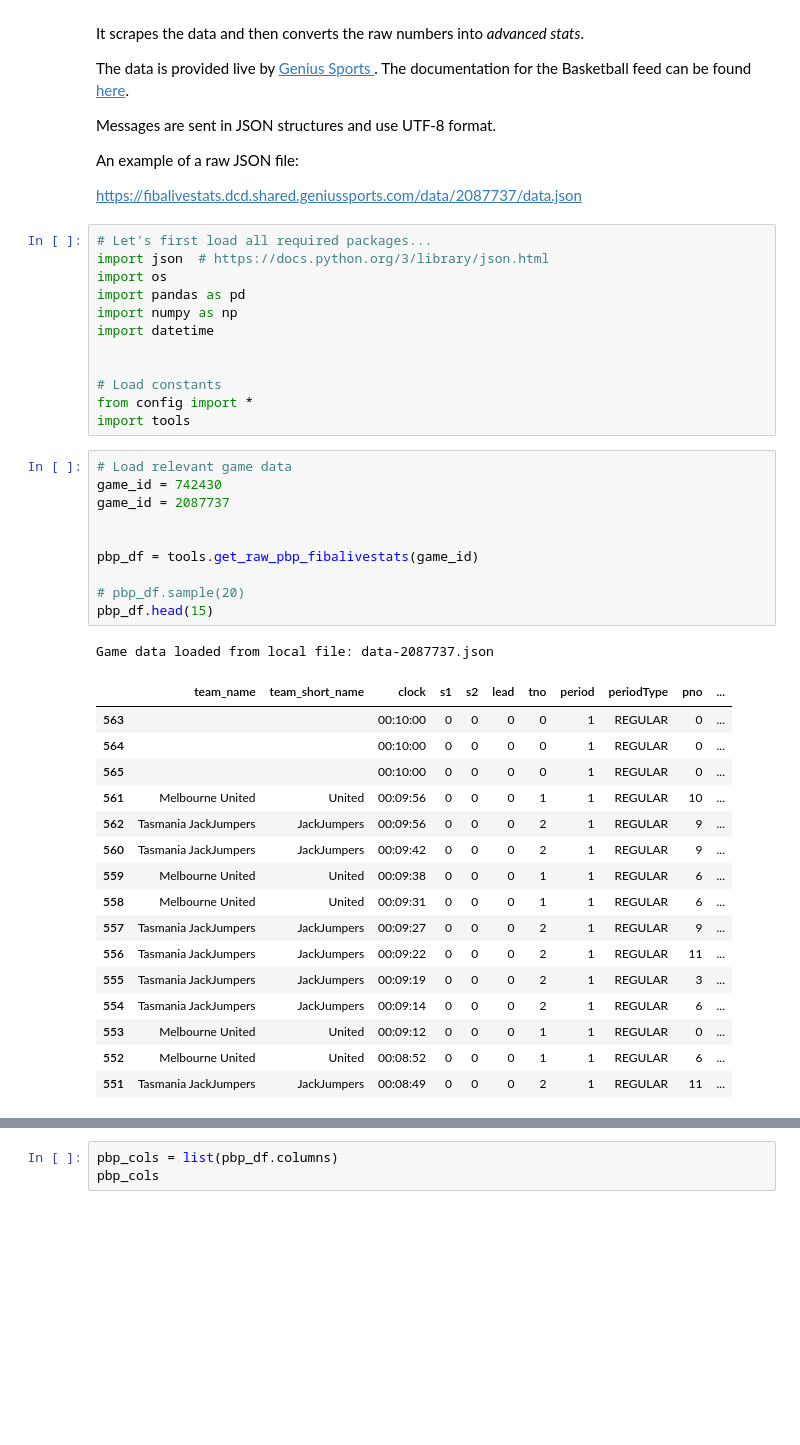
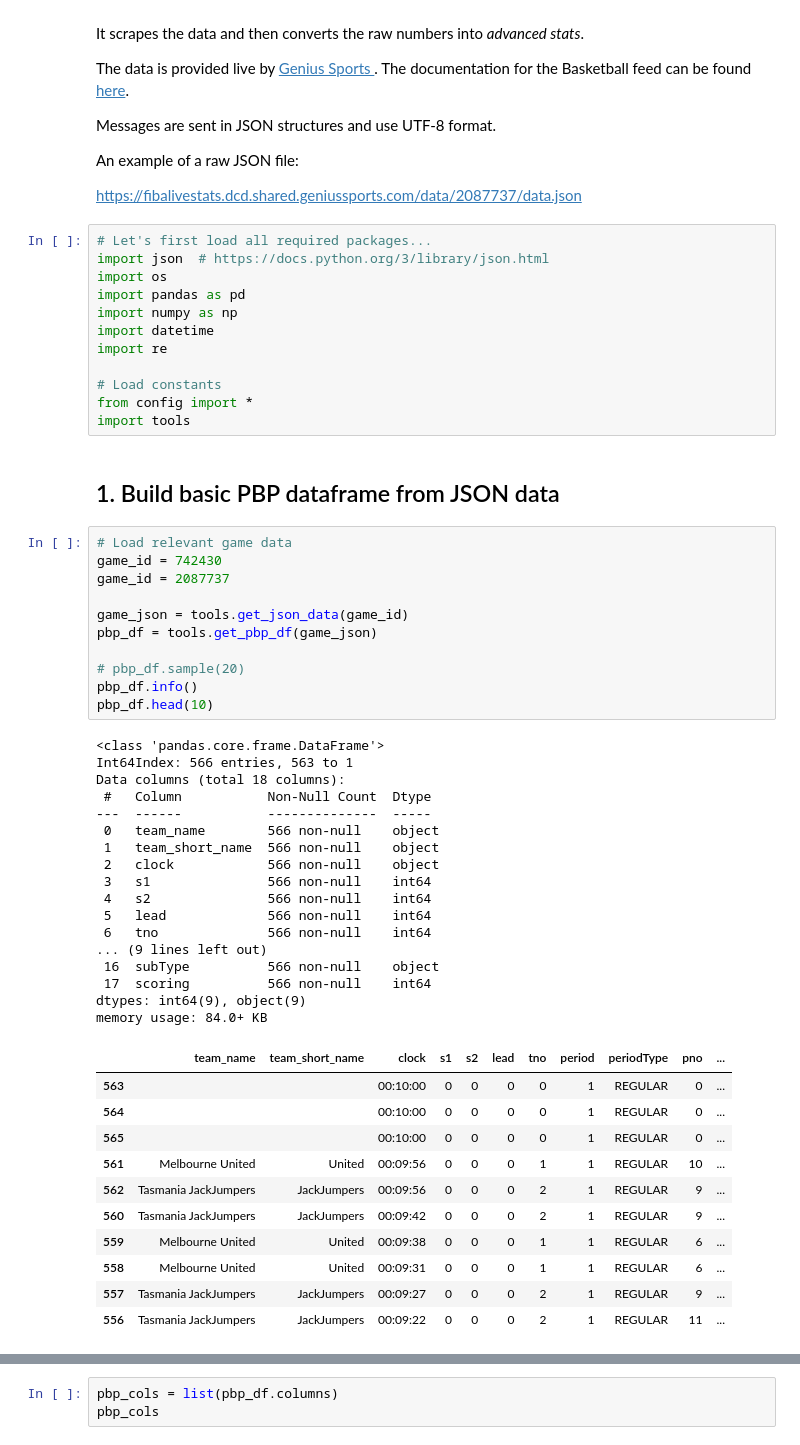
Before and after one commit to ssardina/pynbl, a Jupyter notebook: bball_stas.ipynb, the cells around one changed output, grey strips where cells are left out. Cells and saved outputs as stored; diff of their text form; blank space fills up the shorter version.

```diff
--- a/bball_stas.ipynb
+++ b/bball_stas.ipynb
@@ -19,36 +19,50 @@ import os
 import pandas as pd
 import numpy as np
 import datetime
-
+import re
 
 # Load constants
 from config import *
 import tools
+# %% [markdown]
+## 1. Build basic PBP dataframe from JSON data
 # %%
 # Load relevant game data
 game_id = 742430
 game_id = 2087737
 
-
-pbp_df = tools.get_raw_pbp_fibalivestats(game_id)
+game_json = tools.get_json_data(game_id)
+pbp_df = tools.get_pbp_df(game_json)
 
 # pbp_df.sample(20)
-pbp_df.head(15)
+pbp_df.info()
+pbp_df.head(10)
 # %% [output]
-Game data loaded from local file: data-2087737.json
+<class 'pandas.core.frame.DataFrame'>
+Int64Index: 566 entries, 563 to 1
+Data columns (total 18 columns):
+ #   Column           Non-Null Count  Dtype
+---  ------           --------------  -----
+ 0   team_name        566 non-null    object
+ 1   team_short_name  566 non-null    object
+ 2   clock            566 non-null    object
+ 3   s1               566 non-null    int64
+ 4   s2               566 non-null    int64
+ 5   lead             566 non-null    int64
+ 6   tno              566 non-null    int64
+... (9 lines left out)
+ 16  subType          566 non-null    object
+ 17  scoring          566 non-null    int64
+dtypes: int64(9), object(9)
+memory usage: 84.0+ KB
 |  | team_name | team_short_name | clock | s1 | s2 | lead | tno | period | periodType | pno | ... |
 | 563 |  |  | 00:10:00 | 0 | 0 | 0 | 0 | 1 | REGULAR | 0 | ... |
 | 564 |  |  | 00:10:00 | 0 | 0 | 0 | 0 | 1 | REGULAR | 0 | ... |
 | 565 |  |  | 00:10:00 | 0 | 0 | 0 | 0 | 1 | REGULAR | 0 | ... |
 | 561 | Melbourne United | United | 00:09:56 | 0 | 0 | 0 | 1 | 1 | REGULAR | 10 | ... |
 | 562 | Tasmania JackJumpers | JackJumpers | 00:09:56 | 0 | 0 | 0 | 2 | 1 | REGULAR | 9 | ... |
 | 560 | Tasmania JackJumpers | JackJumpers | 00:09:42 | 0 | 0 | 0 | 2 | 1 | REGULAR | 9 | ... |
 | 559 | Melbourne United | United | 00:09:38 | 0 | 0 | 0 | 1 | 1 | REGULAR | 6 | ... |
 | 558 | Melbourne United | United | 00:09:31 | 0 | 0 | 0 | 1 | 1 | REGULAR | 6 | ... |
 | 557 | Tasmania JackJumpers | JackJumpers | 00:09:27 | 0 | 0 | 0 | 2 | 1 | REGULAR | 9 | ... |
 | 556 | Tasmania JackJumpers | JackJumpers | 00:09:22 | 0 | 0 | 0 | 2 | 1 | REGULAR | 11 | ... |
-| 555 | Tasmania JackJumpers | JackJumpers | 00:09:19 | 0 | 0 | 0 | 2 | 1 | REGULAR | 3 | ... |
-| 554 | Tasmania JackJumpers | JackJumpers | 00:09:14 | 0 | 0 | 0 | 2 | 1 | REGULAR | 6 | ... |
-| 553 | Melbourne United | United | 00:09:12 | 0 | 0 | 0 | 1 | 1 | REGULAR | 0 | ... |
-| 552 | Melbourne United | United | 00:08:52 | 0 | 0 | 0 | 1 | 1 | REGULAR | 6 | ... |
-| 551 | Tasmania JackJumpers | JackJumpers | 00:08:49 | 0 | 0 | 0 | 2 | 1 | REGULAR | 11 | ... |
```
Also changed, not shown: parts of 23 cells of this notebook, 1 other file.
